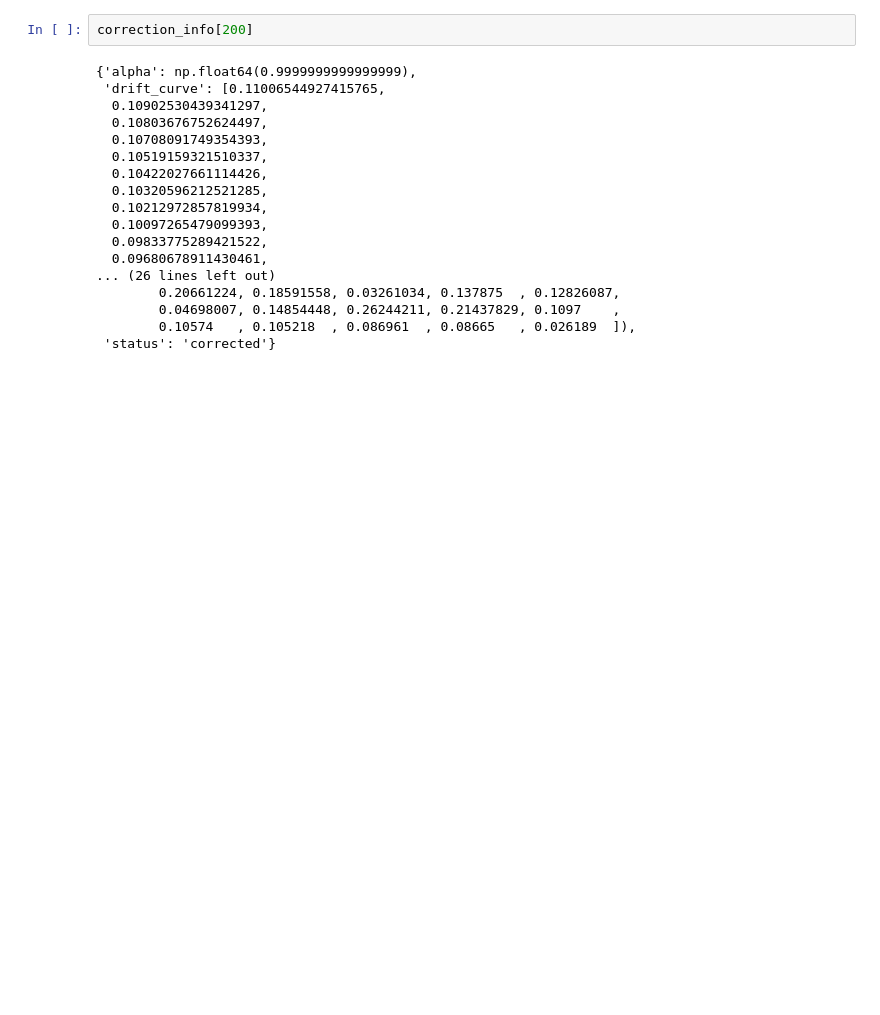
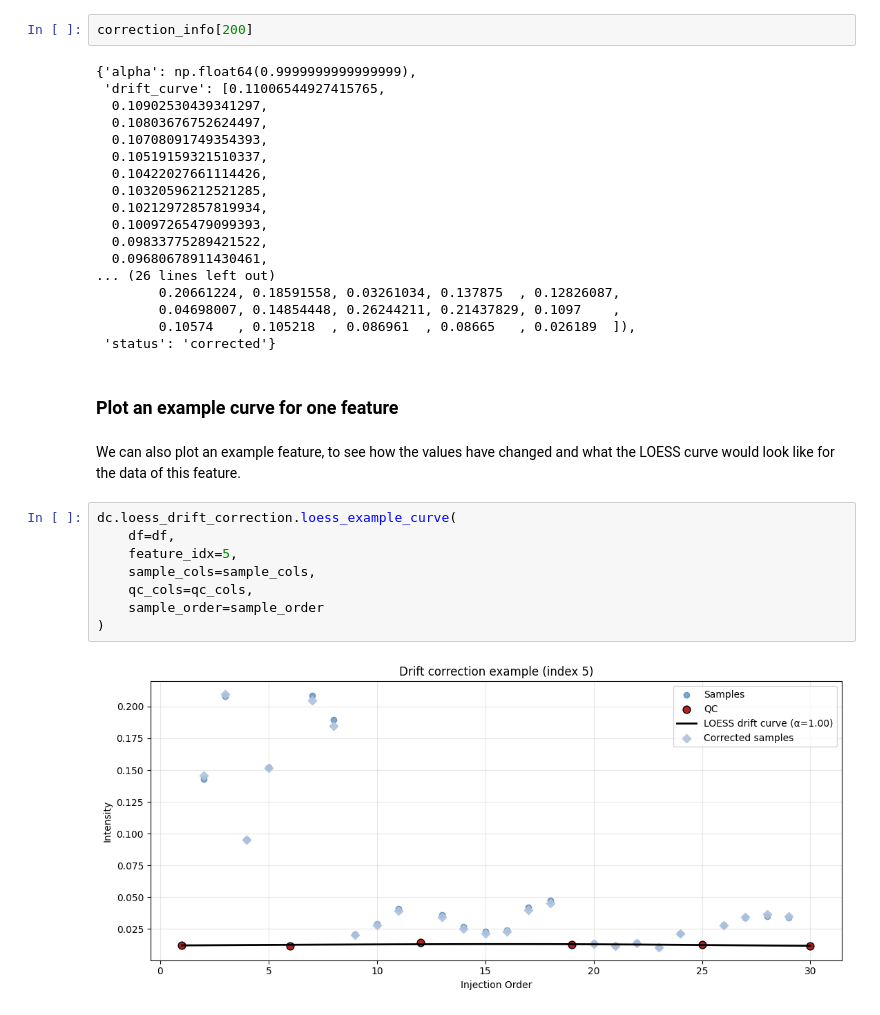
Before and after one commit to Multiomics-Analytics-Group/acore, a Jupyter notebook: docs/api_examples/drift_correction.ipynb, the cells around one changed output. Cells and saved outputs as stored; diff of their text form; blank space fills up the shorter version.

Commit message:
Adding function for visualising example of the LOESS drift correction.

```diff
--- a/docs/api_examples/drift_correction.ipynb
+++ b/docs/api_examples/drift_correction.ipynb
@@ -224,3 +182,17 @@ correction_info[200]
         0.04698007, 0.14854448, 0.26244211, 0.21437829, 0.1097    ,
         0.10574   , 0.105218  , 0.086961  , 0.08665   , 0.026189  ]),
  'status': 'corrected'}
+# %% [markdown]
+### Plot an example curve for one feature
+# %% [markdown]
+We can also plot an example feature, to see how the values have changed and what the LOESS curve would look like for the data of this feature.
+# %%
+dc.loess_drift_correction.loess_example_curve(
+    df=df,
+    feature_idx=5,
+    sample_cols=sample_cols,
+    qc_cols=qc_cols,
+    sample_order=sample_order
+)
+# %% [output]
+[figure, added]
```
Also changed, not shown: parts of 6 cells of this notebook, 2 other files.
